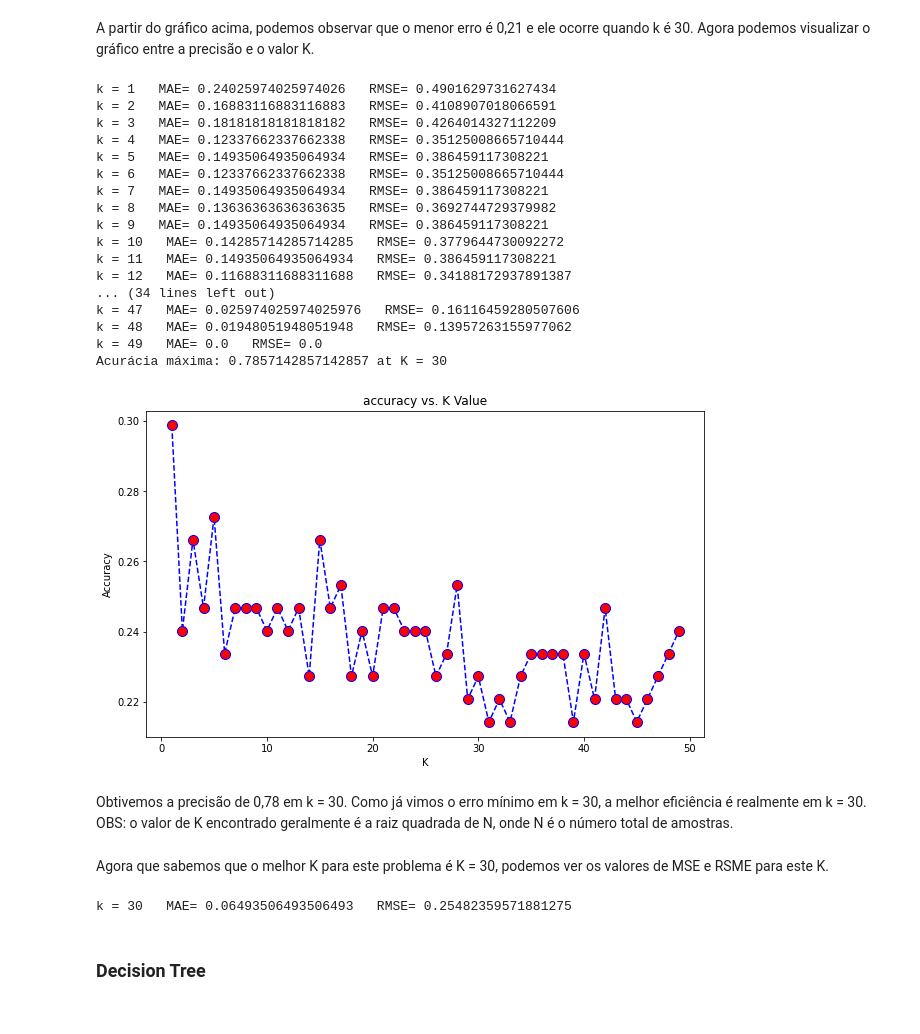
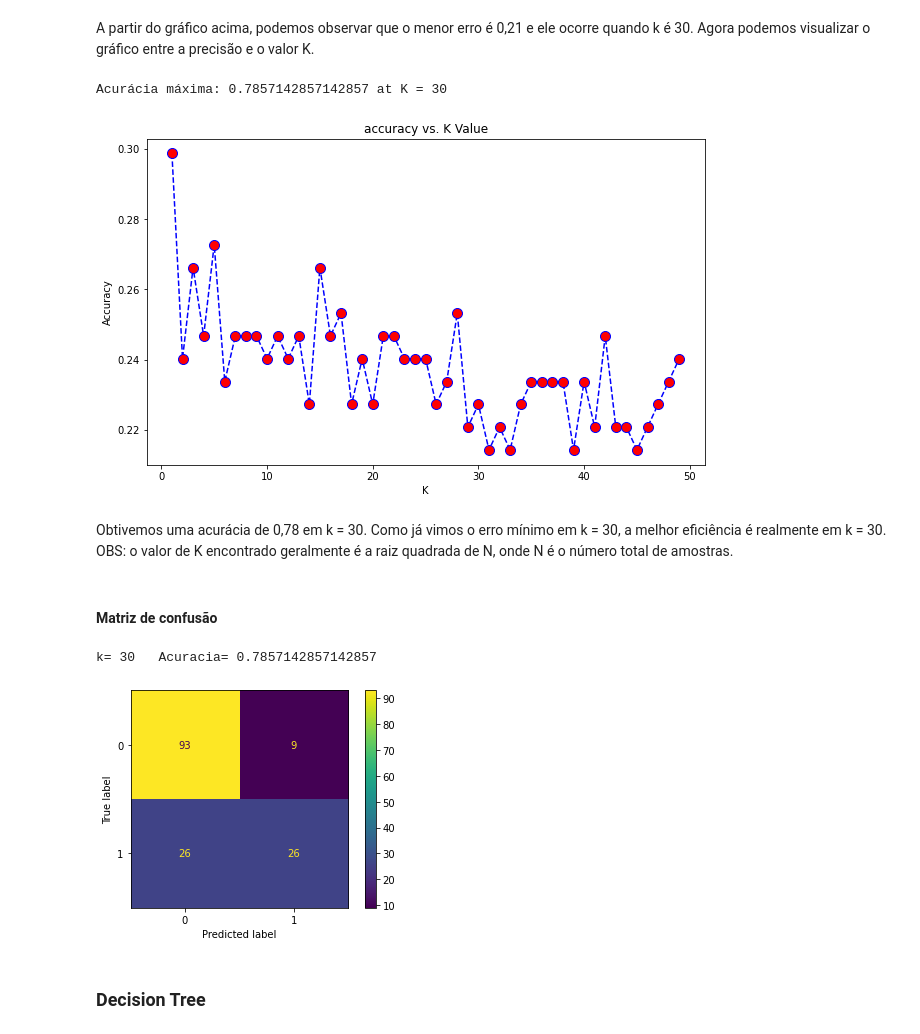
Before and after one commit to andressadarosa/T1_aprendizado_supervisionado, a Jupyter notebook: T1.ipynb, the cells around one changed output. Cells and saved outputs as stored; diff of their text form; code cells hidden in the pictures.

```diff
--- a/T1.ipynb
+++ b/T1.ipynb
@@ -93,50 +95,30 @@ for i in range(1, 50):
     yhat = neigh.predict(X_test)
     acc.append(metrics.accuracy_score(y_test, yhat))
 
-    MAE = mae(yhat, pred_i)
-    RMSE = mse(yhat, pred_i, squared=False)
-    print('k =', i,'  MAE=', MAE, '  RMSE=', RMSE)
-
 plt.figure(figsize = (10, 6))
 plt.plot(range(1, 50), error_rate, color = 'blue', linestyle = 'dashed', marker = 'o', markerfacecolor = 'red', markersize = 10)
 plt.title('accuracy vs. K Value')
 plt.xlabel('K')
 plt.ylabel('Accuracy')
-print('Acurácia máxima:', max(acc), 'at K =', acc.index(max(acc)))
+print('Acurácia máxima:', max(acc), 'em K =', acc.index(max(acc)))
 # %% [output]
-k = 1   MAE= 0.24025974025974026   RMSE= 0.4901629731627434
-k = 2   MAE= 0.16883116883116883   RMSE= 0.4108907018066591
-k = 3   MAE= 0.18181818181818182   RMSE= 0.4264014327112209
-k = 4   MAE= 0.12337662337662338   RMSE= 0.35125008665710444
-k = 5   MAE= 0.14935064935064934   RMSE= 0.386459117308221
-k = 6   MAE= 0.12337662337662338   RMSE= 0.35125008665710444
-k = 7   MAE= 0.14935064935064934   RMSE= 0.386459117308221
-k = 8   MAE= 0.13636363636363635   RMSE= 0.3692744729379982
-k = 9   MAE= 0.14935064935064934   RMSE= 0.386459117308221
-k = 10   MAE= 0.14285714285714285   RMSE= 0.3779644730092272
-k = 11   MAE= 0.14935064935064934   RMSE= 0.386459117308221
-k = 12   MAE= 0.11688311688311688   RMSE= 0.34188172937891387
-... (34 lines left out)
-k = 47   MAE= 0.025974025974025976   RMSE= 0.16116459280507606
-k = 48   MAE= 0.01948051948051948   RMSE= 0.13957263155977062
-k = 49   MAE= 0.0   RMSE= 0.0
 Acurácia máxima: 0.7857142857142857 at K = 30
 [figure]
 # %% [markdown]
-Obtivemos a precisão de 0,78 em k = 30. Como já vimos o erro mínimo em k = 30, a melhor eficiência é realmente em k = 30.
+Obtivemos uma acurácia de 0,78 em k = 30. Como já vimos o erro mínimo em k = 30, a melhor eficiência é realmente em k = 30.
 OBS: o valor de K encontrado geralmente é a raiz quadrada de N, onde N é o número total de amostras.
-# %% [markdown]
-Agora que sabemos que o melhor K para este problema é K = 30, podemos ver os valores de MSE e RSME para este K.
+# %% [markdown]
+#### Matriz de confusão
 # %%
 neigh = KNeighborsClassifier(n_neighbors = 30).fit(X_train, y_train)
 yhat = neigh.predict(X_test)
-acc.append(metrics.accuracy_score(y_test, yhat))
 
-MAE = mae(yhat, pred_i)
-RMSE = mse(yhat, pred_i, squared=False)
-print('k =', 30,'  MAE=', MAE, '  RMSE=', RMSE)
+resultado = cm(y_test, yhat)
+cm_display = CMD(resultado).plot()
+print('k=', 30,'  Acuracia=', max(acc))
 # %% [output]
-k = 30   MAE= 0.06493506493506493   RMSE= 0.25482359571881275
+k= 30   Acuracia= 0.7857142857142857
+[figure, added]
 # %% [markdown]
 ### Decision Tree
 # %% [markdown]
```
Also changed, not shown: parts of 1 cell of this notebook.
